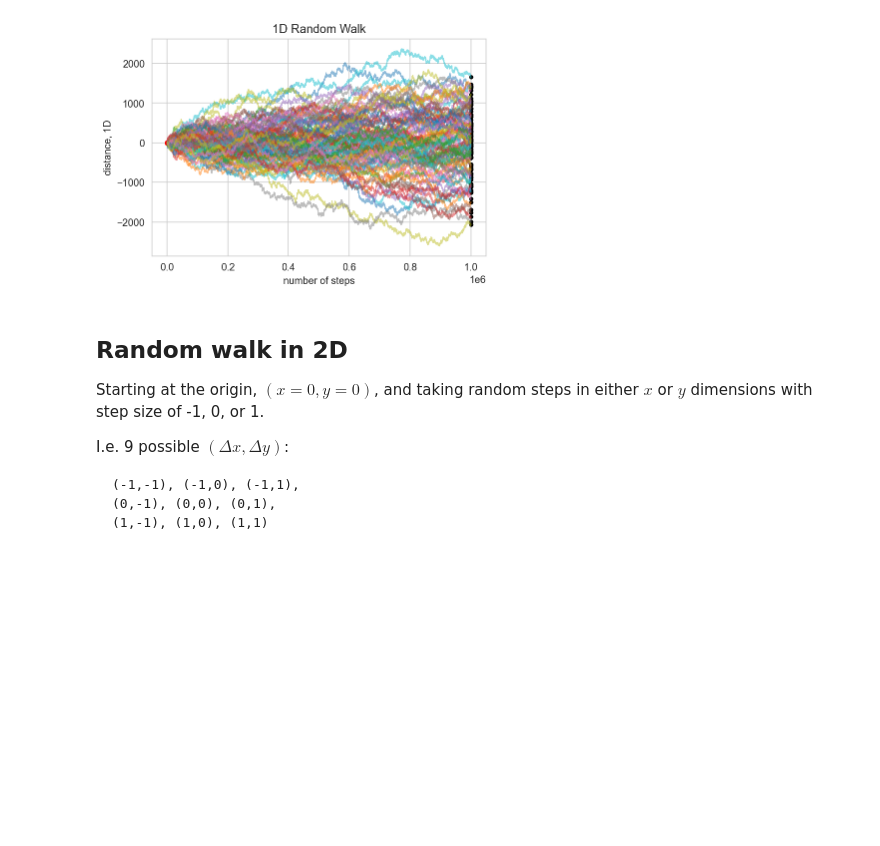
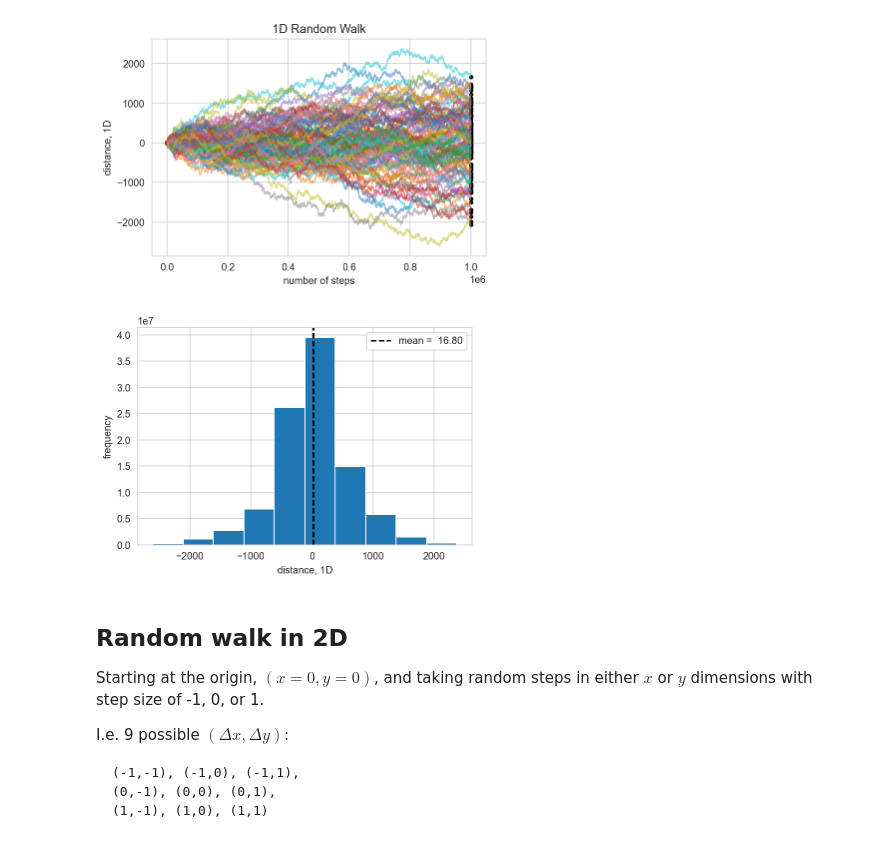
Before and after one commit to UCLA-Chem114/lab_notebooks, a Jupyter notebook: lecture_notebooks/8c_random_walk.ipynb, the cells around one changed output. Drawn from its saved outputs; the diff is of its cells as text; code cells hidden in the pictures; blank space fills up the shorter version.

```diff
--- a/lecture_notebooks/8c_random_walk.ipynb
+++ b/lecture_notebooks/8c_random_walk.ipynb
@@ -79,11 +79,14 @@ plt.tight_layout(pad=0);
 # %%
 num_paths = np.arange(1, 100)
 # %%
+paths_1d = []
+
 for i in num_paths:
   # Simulate steps in 1D
     origin = np.random.randint(low=-10,high=10,size=(1,dims))
     steps = np.random.choice(a=step_set, size=step_shape)
     path = np.concatenate([origin, steps]).cumsum(0)
+    paths_1d.append(path)
     start = path[:1]
     stop = path[-1:]
   # plot trajectories
@@ -95,6 +98,16 @@ for i in num_paths:
     plt.title('1D Random Walk');
 # %% [output]
 [figure]
+# %%
+paths_1d = np.asarray(paths_1d).ravel()
+# %%
+plt.hist(paths_1d.ravel())
+plt.axvline(paths_1d.ravel().mean(), color='k', linestyle='--', label=f'mean = {paths_1d.ravel().mean(): .2f}')
+plt.xlabel('distance, 1D')
+plt.ylabel('frequency')
+plt.legend();
+# %% [output]
+[figure, added]
 # %% [markdown]
 ## Random walk in 2D
 
```
Also changed, not shown: parts of 9 cells of this notebook.
